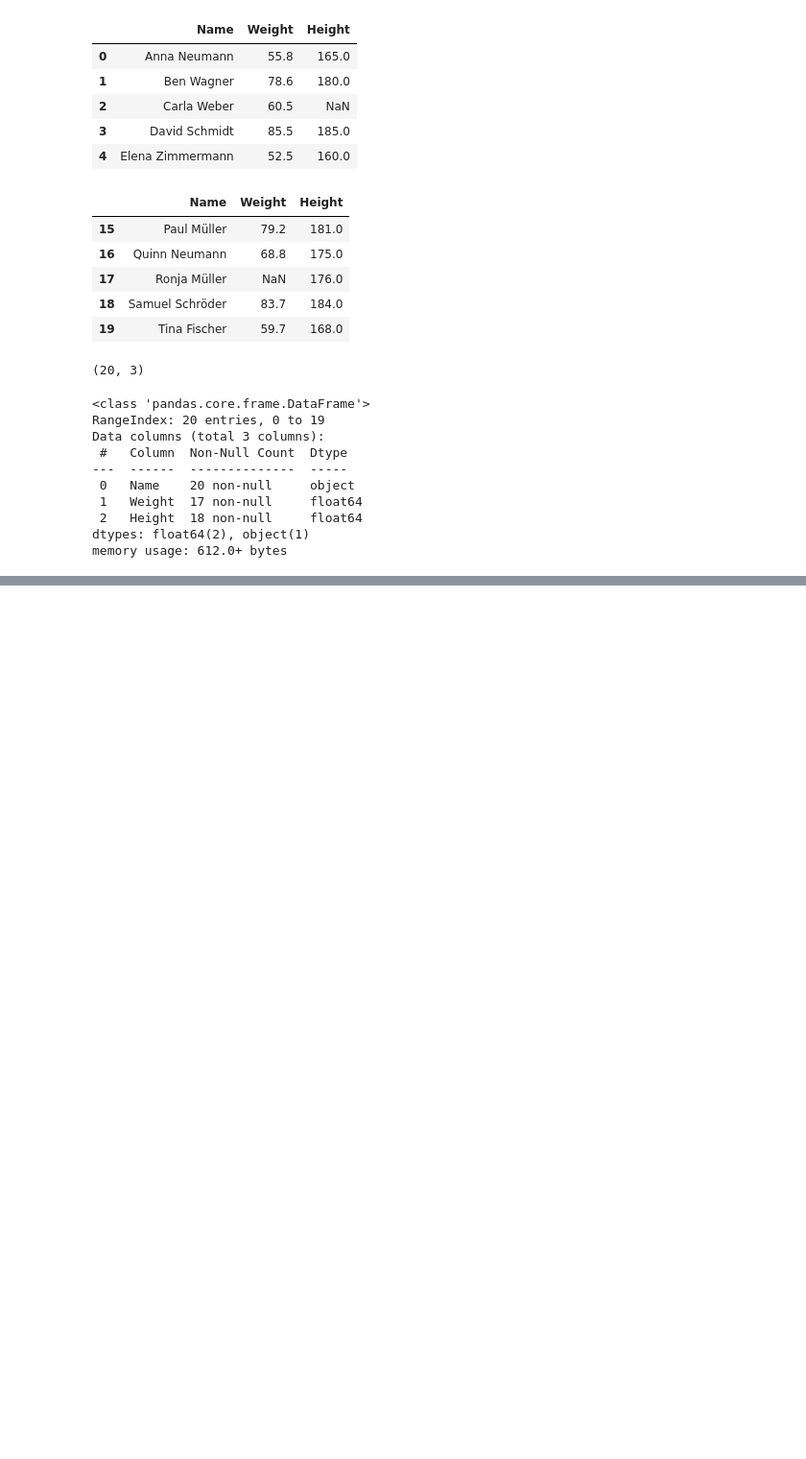
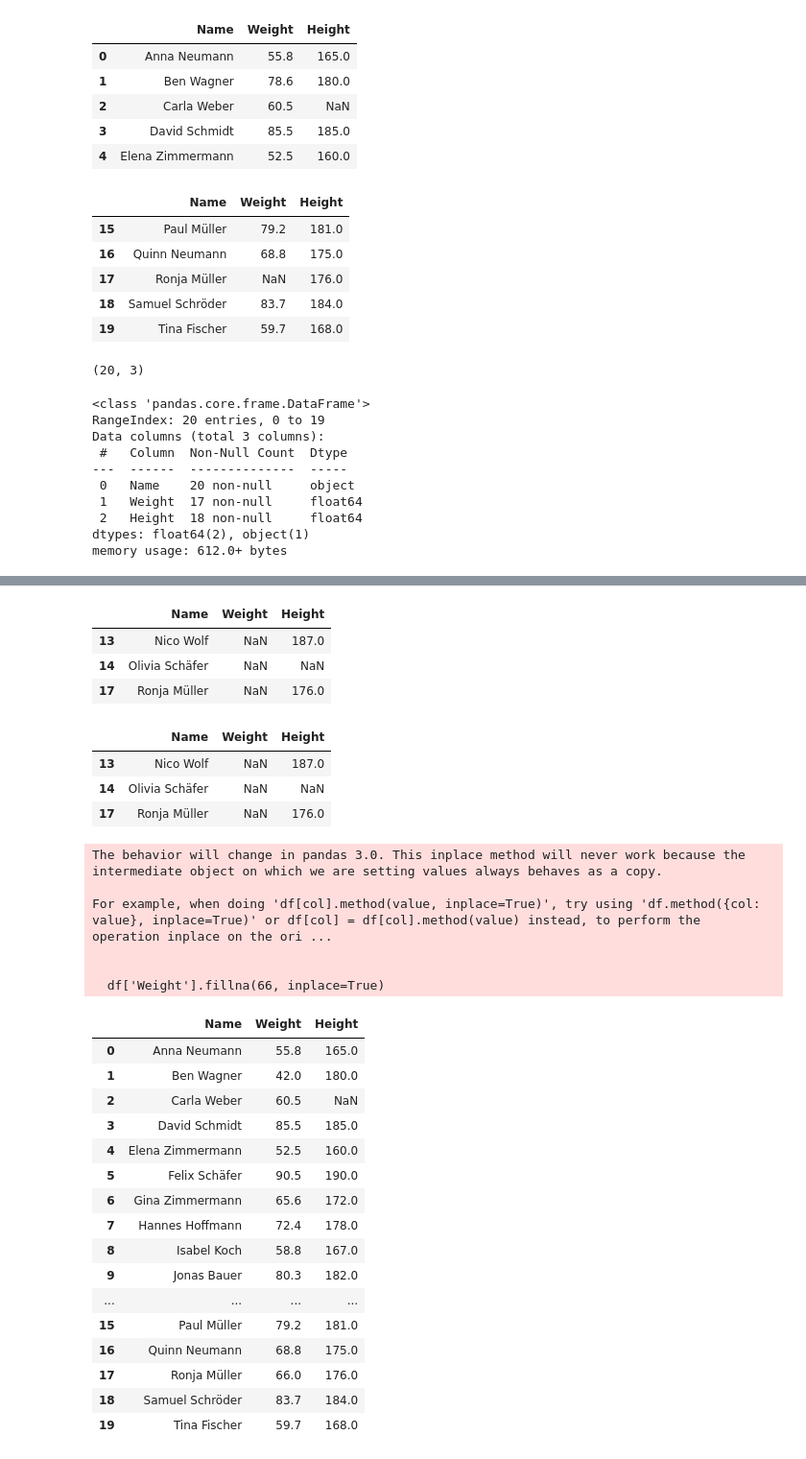
Before and after one commit to Javacream/org.javacream.training.python, a Jupyter notebook: DataAnalysis/first_data_analysis.ipynb, the cells around one changed output, grey strips where cells are left out. Shown at 96% size. Saved outputs shown, nothing was run; the diff lists cells and outputs as text; code cells hidden in the pictures; blank space fills up the shorter version.

Commit message:
DataFrame Methoden

```diff
--- a/DataAnalysis/first_data_analysis.ipynb
+++ b/DataAnalysis/first_data_analysis.ipynb
@@ -157,0 +273,41 @@ dtype: object
+# %%
+df[df['Weight'].isna()]
+# %% [output]
+|  | Name | Weight | Height |
+| 13 | Nico Wolf | NaN | 187.0 |
+| 14 | Olivia Schäfer | NaN | NaN |
+| 17 | Ronja Müller | NaN | 176.0 |
+# %%
+df[df['Weight'].isna()]
+# %% [output]
+|  | Name | Weight | Height |
+| 13 | Nico Wolf | NaN | 187.0 |
+| 14 | Olivia Schäfer | NaN | NaN |
+| 17 | Ronja Müller | NaN | 176.0 |
+# %%
+df['Weight'].fillna(66, inplace=True)
+df
+# %% [output]
+The behavior will change in pandas 3.0. This inplace method will never work because the intermediate object on which we are setting values always behaves as a copy.
+
+For example, when doing 'df[col].method(value, inplace=True)', try using 'df.method({col: value}, inplace=True)' or df[col] = df[col].method(value) instead, to perform the operation inplace on the ori ...
+
+
+  df['Weight'].fillna(66, inplace=True)
+|  | Name | Weight | Height |
+| 0 | Anna Neumann | 55.8 | 165.0 |
+| 1 | Ben Wagner | 42.0 | 180.0 |
+| 2 | Carla Weber | 60.5 | NaN |
+| 3 | David Schmidt | 85.5 | 185.0 |
+| 4 | Elena Zimmermann | 52.5 | 160.0 |
+| 5 | Felix Schäfer | 90.5 | 190.0 |
+| 6 | Gina Zimmermann | 65.6 | 172.0 |
+| 7 | Hannes Hoffmann | 72.4 | 178.0 |
+| 8 | Isabel Koch | 58.8 | 167.0 |
+| 9 | Jonas Bauer | 80.3 | 182.0 |
+| ... | ... | ... | ... |
+| 15 | Paul Müller | 79.2 | 181.0 |
+| 16 | Quinn Neumann | 68.8 | 175.0 |
+| 17 | Ronja Müller | 66.0 | 176.0 |
+| 18 | Samuel Schröder | 83.7 | 184.0 |
+| 19 | Tina Fischer | 59.7 | 168.0 |
```
Also changed, not shown: parts of 19 cells of this notebook.
